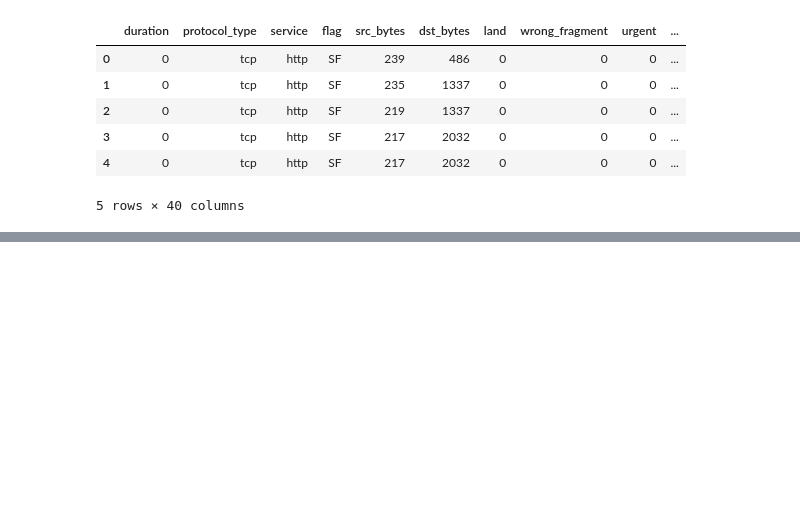
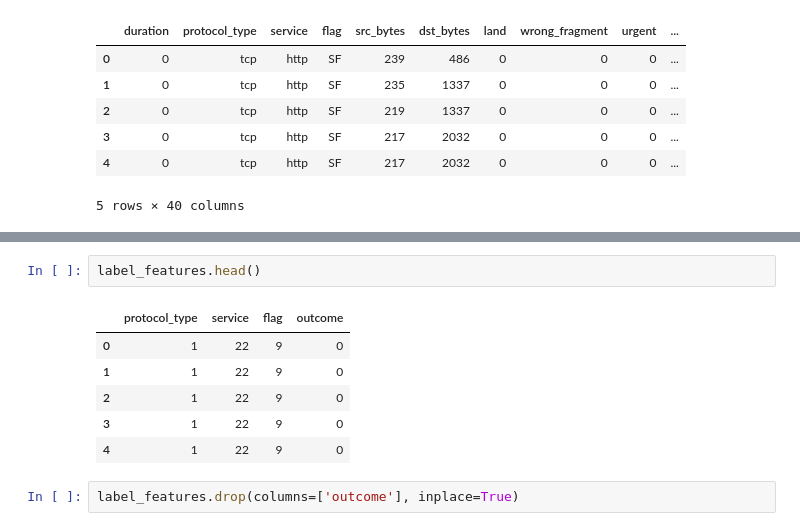
Before and after one commit to hgdangkhoi/Network-Intrusion-Detection-using-Neural-Nets, a Jupyter notebook: Khoi-Hoang_CSC215_MiniProject3.ipynb, the cells around one changed output, grey strips where cells are left out. Cells and saved outputs as stored; diff of their text form; blank space fills up the shorter version.

```diff
--- a/Khoi-Hoang_CSC215_MiniProject3.ipynb
+++ b/Khoi-Hoang_CSC215_MiniProject3.ipynb
@@ -211,0 +253,11 @@ array([0, 1, 2, 3, 4, 5], dtype=int64)
+# %%
+label_features.head()
+# %% [output]
+|  | protocol_type | service | flag | outcome |
+| 0 | 1 | 22 | 9 | 0 |
+| 1 | 1 | 22 | 9 | 0 |
+| 2 | 1 | 22 | 9 | 0 |
+| 3 | 1 | 22 | 9 | 0 |
+| 4 | 1 | 22 | 9 | 0 |
+# %%
+label_features.drop(columns=['outcome'], inplace=True)
```
Also changed, not shown: parts of 16 cells of this notebook.
